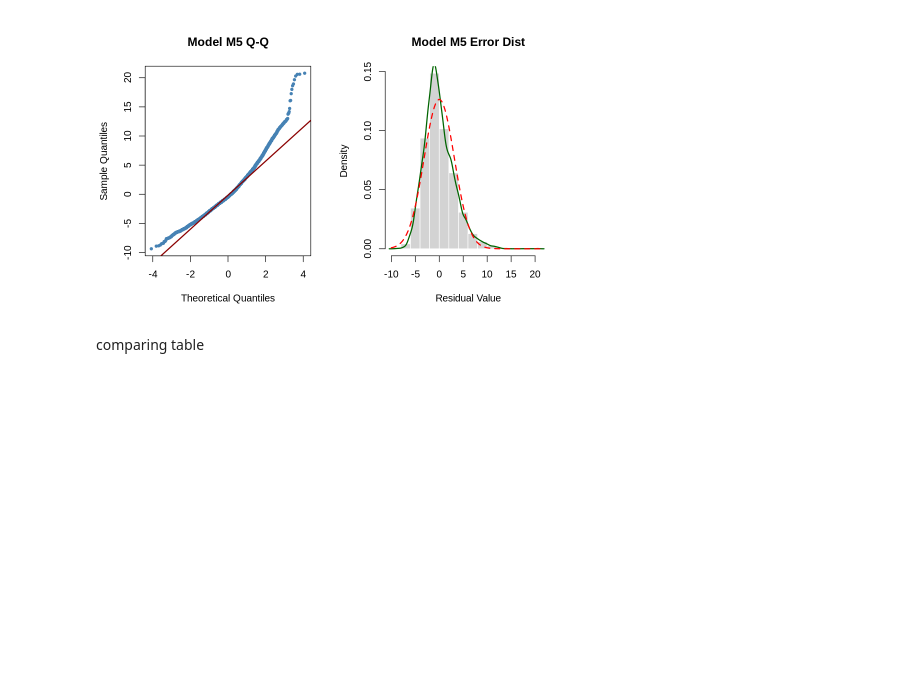
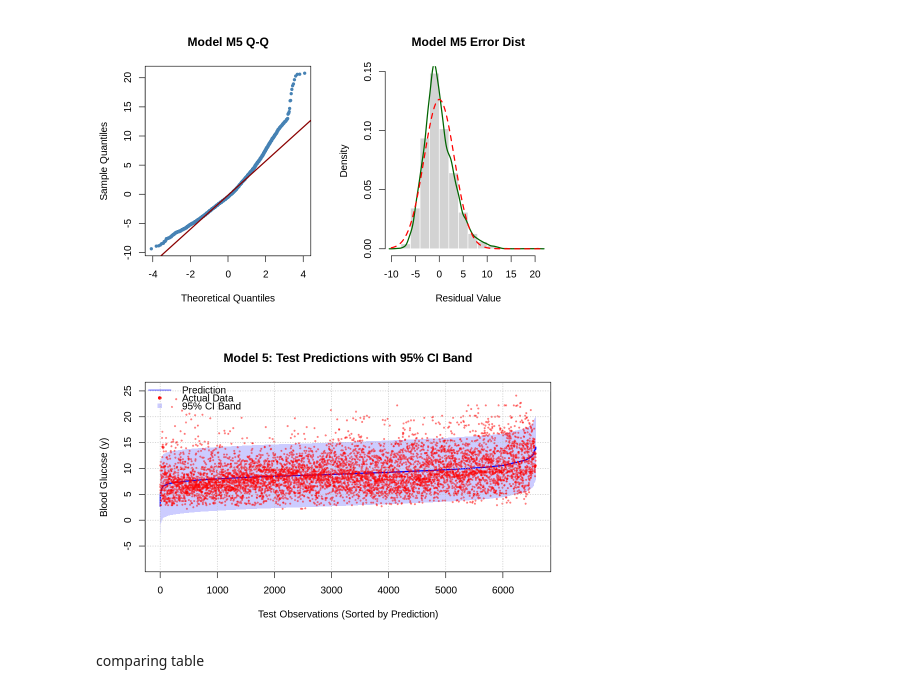
Before and after one commit to Rbimochan/Modeling-blood-glucose-, a Jupyter notebook: R-code/FINAL-Project.ipynb, the cells around one changed output. Drawn from its saved outputs; the diff is of its cells as text; code cells hidden in the pictures; blank space fills up the shorter version.

```diff
--- a/R-code/FINAL-Project.ipynb
+++ b/R-code/FINAL-Project.ipynb
@@ -889,6 +889,45 @@ for (id in names(analysis_collection)) {
 [figure]
 [figure]
 [figure]
+# %%
+# ==============================================================================
+# SECTION 2.7.3: PREDICTIVE RELIABILITY VISUALIZATION (FIXED)
+# ==============================================================================
+
+# 1. Prepare and Sort Data for Scannable Visualization
+# Sorting by predicted value creates a smooth 'trend line' for the CI band
+sort_idx <- order(y_pred_test)
+y_pred_sorted <- y_pred_test[sort_idx]
+y_actual_sorted <- y_test_vec[sort_idx]  # Corrected from y_test
+CI_inf_sorted <- CI_lower[sort_idx]
+CI_sup_sorted <- CI_upper[sort_idx]
+
+# 2. Initialize the Plot
+plot(1:length(y_pred_sorted), y_pred_sorted,
+     type = 'l', col = 'blue', lwd = 2,
+     main = "Model 5: Test Predictions with 95% CI Band",
+     xlab = "Test Observations (Sorted by Prediction)",
+     ylab = "Blood Glucose (y)",
+     ylim = c(min(CI_inf_sorted) - 5, max(CI_sup_sorted) + 5))
+
+# 3. Draw the Shaded Confidence Interval Band
+# A polygon is much cleaner than individual arrows for large datasets (N=6576)
+polygon(c(1:length(y_pred_sorted), length(y_pred_sorted):1),
+        c(CI_inf_sorted, rev(CI_sup_sorted)),
+        col = rgb(0, 0, 1, 0.2), border = NA)
+
+# 4. Add Actual Test Data Points
+points(1:length(y_actual_sorted), y_actual_sorted,
+       col = rgb(1, 0, 0, 0.4), pch = 20, cex = 0.5)
+
+# 5. Add Legend
+legend("topleft", c("Prediction", "Actual Data", "95% CI Band"),
+       col = c("blue", "red", rgb(0, 0, 1, 0.2)),
+       lty = c(1, NA, NA), pch = c(NA, 20, 15), bty = "n")
+
+grid(col = "gray", lty = "dotted")
+# %% [output]
+[figure, added]
 # %% [markdown]
 comparing table
 # %%
```
Also changed, not shown: 3 other files.
